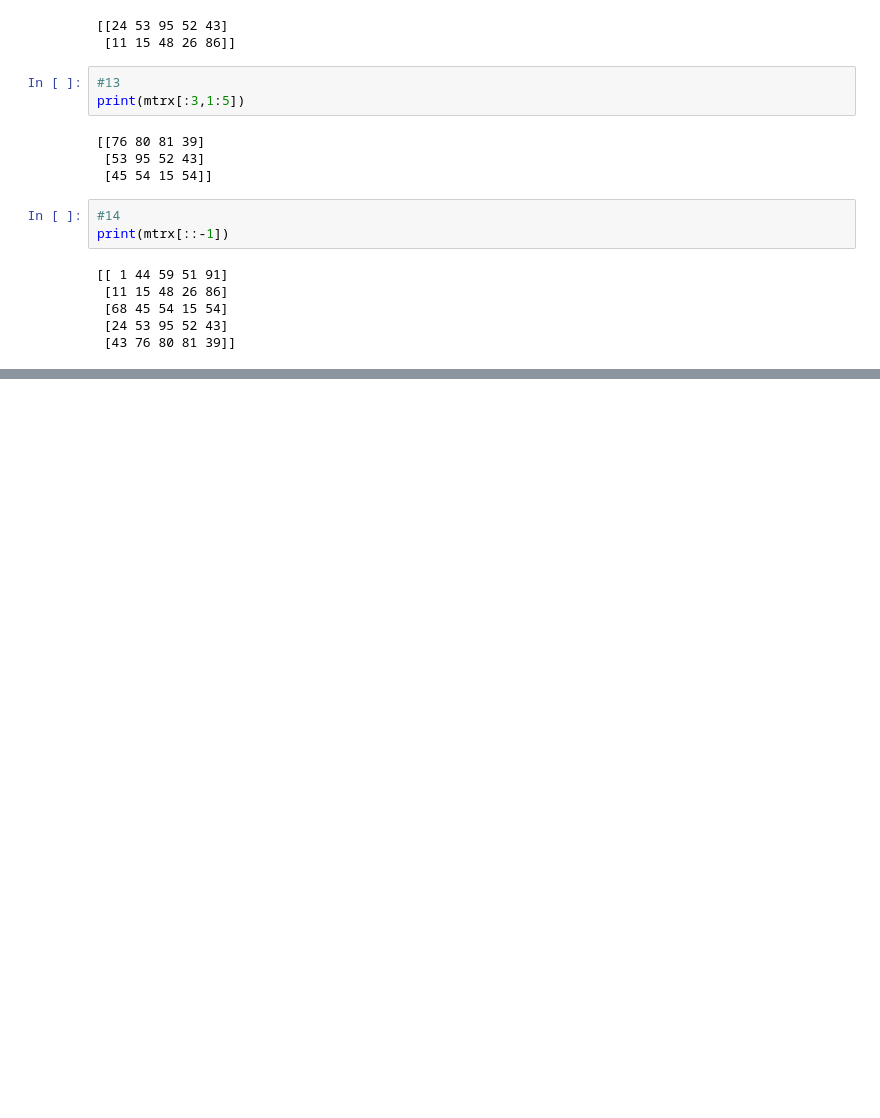
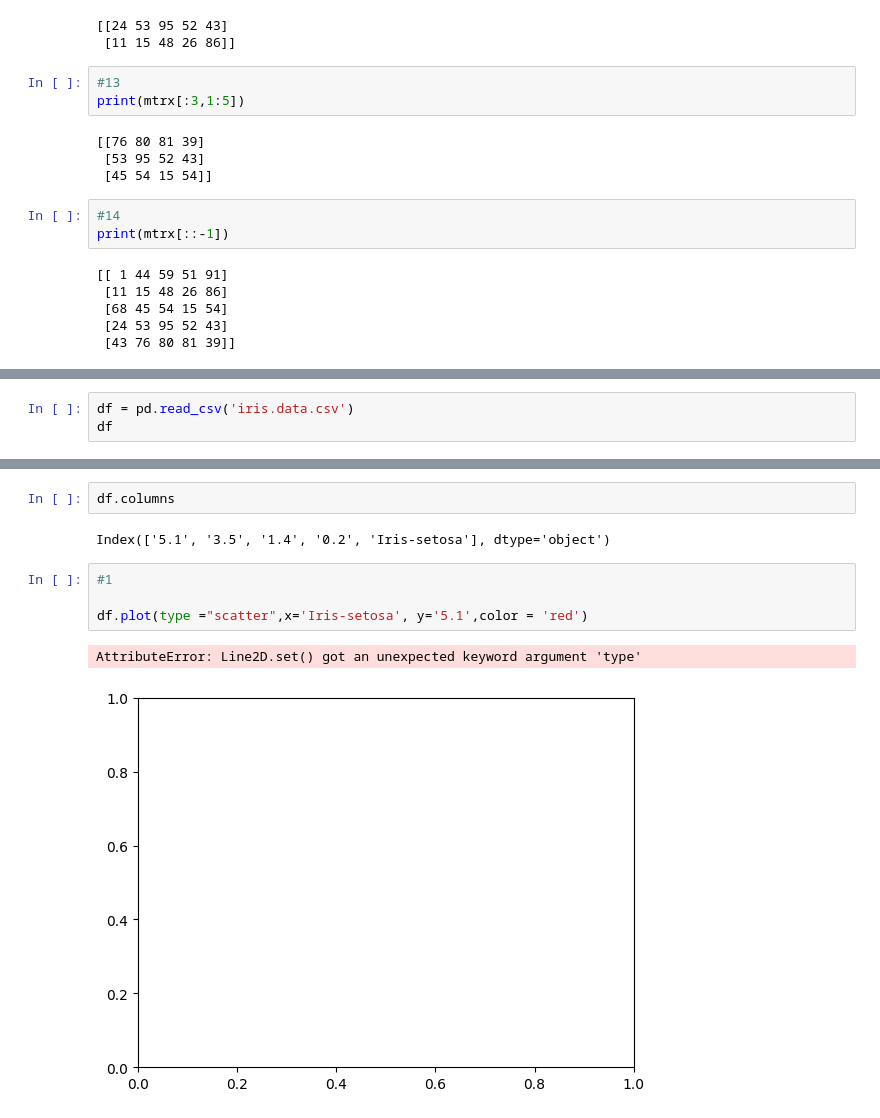
Before and after one commit to Srishti36912/python, a Jupyter notebook: practice.ipynb, the cells around one changed output, grey strips where cells are left out. Drawn from its saved outputs; the diff is of its cells as text; blank space fills up the shorter version.

Commit message:
error resolve and pandas

```diff
--- a/practice.ipynb
+++ b/practice.ipynb
@@ -1032,0 +1040,3 @@ ValueError: diag requires an array of at least two dimensions
+# %%
+df = pd.read_csv('iris.data.csv')
+df
@@ -1032,0 +1057,11 @@ ValueError: diag requires an array of at least two dimensions
+# %%
+df.columns
+# %% [output]
+Index(['5.1', '3.5', '1.4', '0.2', 'Iris-setosa'], dtype='object')
+# %%
+#1
+
+df.plot(type ="scatter",x='Iris-setosa', y='5.1',color = 'red')
+# %% [output]
+AttributeError: Line2D.set() got an unexpected keyword argument 'type'
+[figure, added]
```
Also changed, not shown: parts of 8 cells of this notebook, 2 other files.
